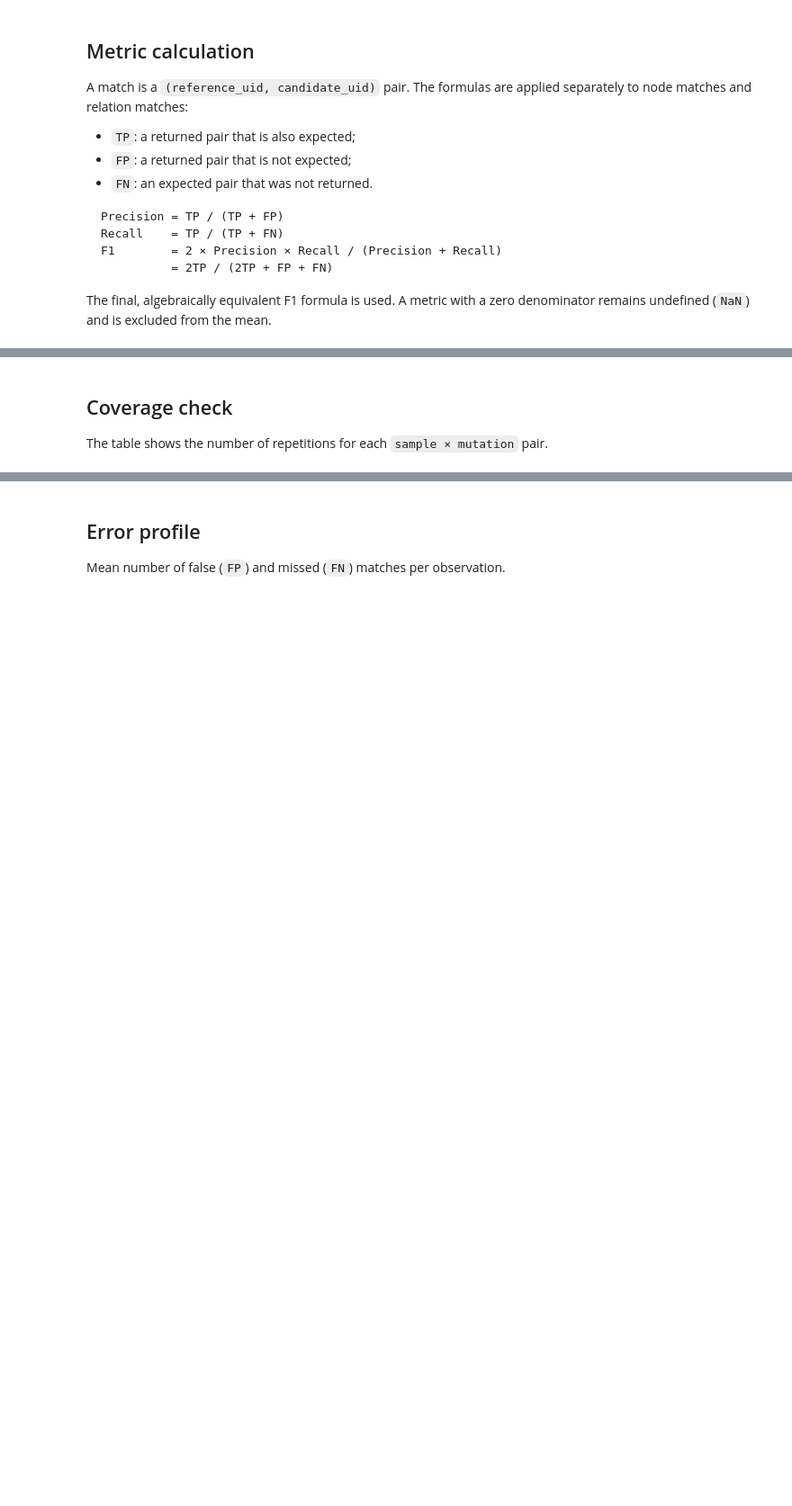
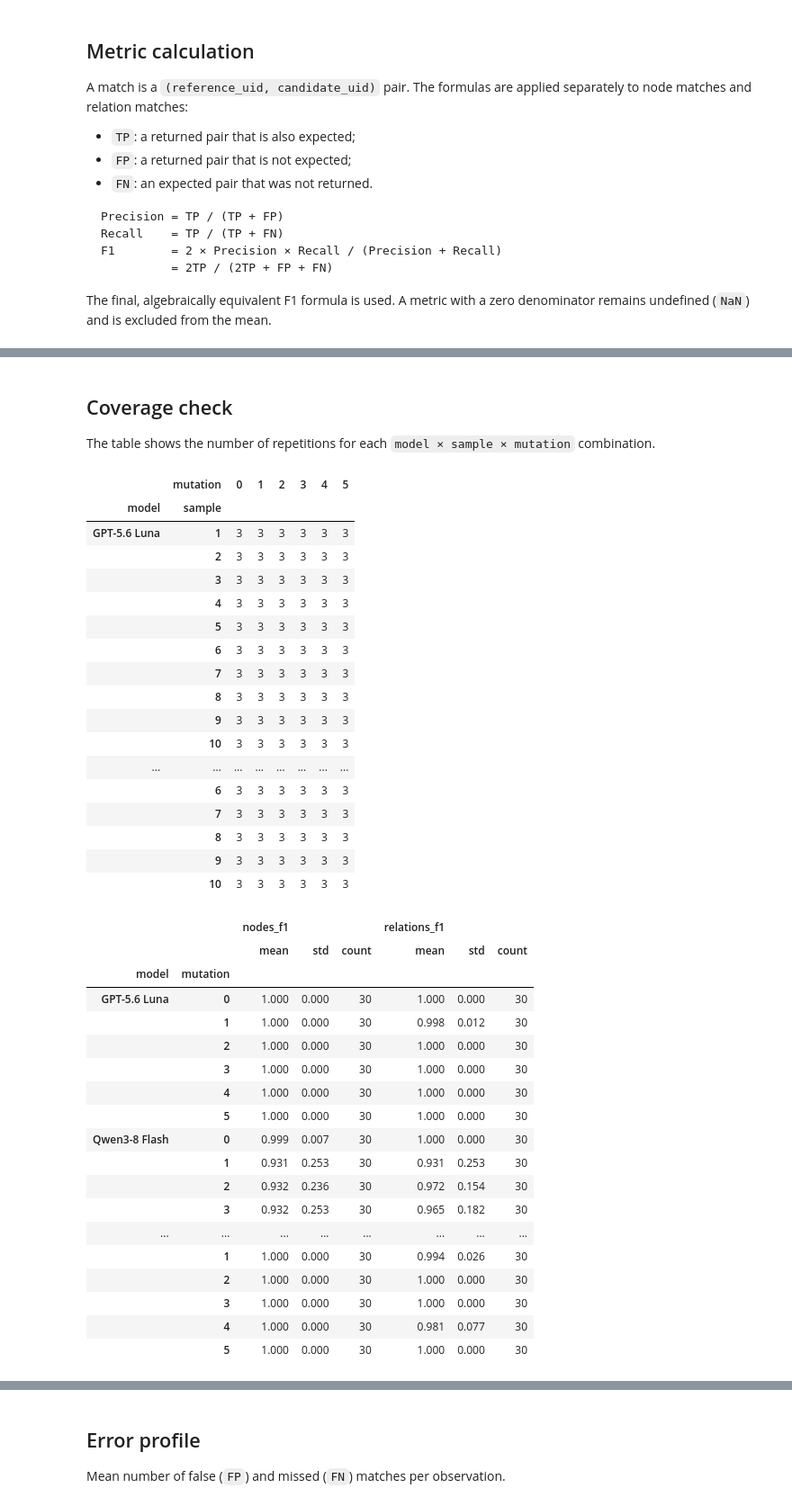
Before and after one commit to turqcacke/llm-uml-ucd-evaluator, a Jupyter notebook: eval/notebooks/01_matching_analysis.ipynb, the cells around one changed output, grey strips where cells are left out. Shown at 90% size. Saved outputs shown, nothing was run; the diff lists cells and outputs as text; code cells hidden in the pictures; blank space fills up the shorter version.

```diff
--- a/eval/notebooks/01_matching_analysis.ipynb
+++ b/eval/notebooks/01_matching_analysis.ipynb
@@ -10,7 +10,18 @@ import pandas as pd
 from IPython.display import display
 from pymongo import MongoClient
 
-EXPERIMENT_NAME = "matching-gpt5-6-luna"
+EXPERIMENTS = {
+    "matching-gpt5-6-luna": "GPT-5.6 Luna",
+    "glm-5-3-flash-matching": "GLM-5.3 Flash",
+    "qwen3-8-flash-matching": "Qwen3-8 Flash",
+    "gemini-3-5-flash-lite-matching": "Gemini 3.5 Flash Lite",
+}
+MODEL_COLORS = {
+    "GPT-5.6 Luna": "#1f77b4",
+    "GLM-5.3 Flash": "#ff7f0e",
+    "Qwen3-8 Flash": "#9467bd",
+    "Gemini 3.5 Flash Lite": "#d62728",
+}
 COLLECTION_NAME = "matching_eval"
 MONGODB_URI = os.getenv(
     "MONGODB_URI",
@@ -108,19 +140,57 @@ df.head()
 # %% [markdown]
 ## Coverage check
 
-The table shows the number of repetitions for each `sample × mutation` pair.
+The table shows the number of repetitions for each `model × sample × mutation` combination.
 # %%
 coverage = (
-    df.groupby(["sample", "mutation"])
+    df.groupby(["model", "sample", "mutation"], sort=False)
     .size()
     .unstack(fill_value=0)
 )
 display(coverage)
 display(
-    df.groupby("mutation")[
+    df.groupby(["model", "mutation"], sort=False)[
         ["nodes_f1", "relations_f1"]
     ].agg(["mean", "std", "count"]).round(3)
 )
+# %% [output]
+|  | mutation | 0 | 1 | 2 | 3 | 4 | 5 |
+| model | sample |  |  |  |  |  |  |
+| GPT-5.6 Luna | 1 | 3 | 3 | 3 | 3 | 3 | 3 |
+|  | 2 | 3 | 3 | 3 | 3 | 3 | 3 |
+|  | 3 | 3 | 3 | 3 | 3 | 3 | 3 |
+|  | 4 | 3 | 3 | 3 | 3 | 3 | 3 |
+|  | 5 | 3 | 3 | 3 | 3 | 3 | 3 |
+|  | 6 | 3 | 3 | 3 | 3 | 3 | 3 |
+|  | 7 | 3 | 3 | 3 | 3 | 3 | 3 |
+|  | 8 | 3 | 3 | 3 | 3 | 3 | 3 |
+|  | 9 | 3 | 3 | 3 | 3 | 3 | 3 |
+|  | 10 | 3 | 3 | 3 | 3 | 3 | 3 |
+| ... | ... | ... | ... | ... | ... | ... | ... |
+|  | 6 | 3 | 3 | 3 | 3 | 3 | 3 |
+|  | 7 | 3 | 3 | 3 | 3 | 3 | 3 |
+|  | 8 | 3 | 3 | 3 | 3 | 3 | 3 |
+|  | 9 | 3 | 3 | 3 | 3 | 3 | 3 |
+|  | 10 | 3 | 3 | 3 | 3 | 3 | 3 |
+|  |  | nodes_f1 |  |  | relations_f1 |  |  |
+|  |  | mean | std | count | mean | std | count |
+| model | mutation |  |  |  |  |  |  |
+| GPT-5.6 Luna | 0 | 1.000 | 0.000 | 30 | 1.000 | 0.000 | 30 |
+|  | 1 | 1.000 | 0.000 | 30 | 0.998 | 0.012 | 30 |
+|  | 2 | 1.000 | 0.000 | 30 | 1.000 | 0.000 | 30 |
+|  | 3 | 1.000 | 0.000 | 30 | 1.000 | 0.000 | 30 |
+|  | 4 | 1.000 | 0.000 | 30 | 1.000 | 0.000 | 30 |
+|  | 5 | 1.000 | 0.000 | 30 | 1.000 | 0.000 | 30 |
+| Qwen3-8 Flash | 0 | 0.999 | 0.007 | 30 | 1.000 | 0.000 | 30 |
+|  | 1 | 0.931 | 0.253 | 30 | 0.931 | 0.253 | 30 |
+|  | 2 | 0.932 | 0.236 | 30 | 0.972 | 0.154 | 30 |
+|  | 3 | 0.932 | 0.253 | 30 | 0.965 | 0.182 | 30 |
+| ... | ... | ... | ... | ... | ... | ... | ... |
+|  | 1 | 1.000 | 0.000 | 30 | 0.994 | 0.026 | 30 |
+|  | 2 | 1.000 | 0.000 | 30 | 1.000 | 0.000 | 30 |
+|  | 3 | 1.000 | 0.000 | 30 | 1.000 | 0.000 | 30 |
+|  | 4 | 1.000 | 0.000 | 30 | 0.981 | 0.077 | 30 |
+|  | 5 | 1.000 | 0.000 | 30 | 1.000 | 0.000 | 30 |
 # %% [markdown]
 ## Quality by mutation
 
```
Also changed, not shown: parts of 8 cells of this notebook, 1 other file.
